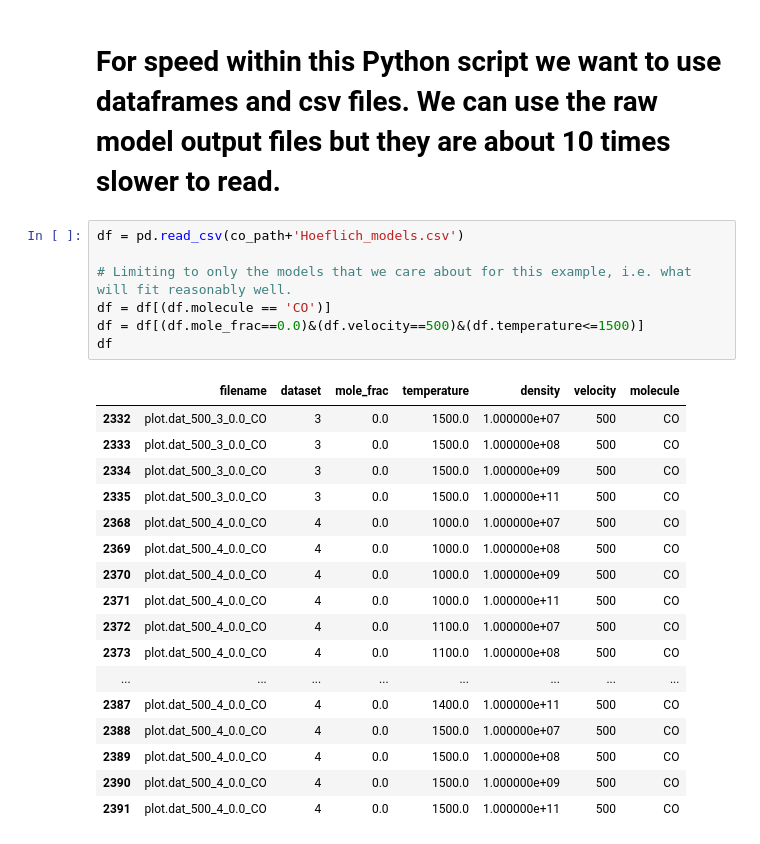
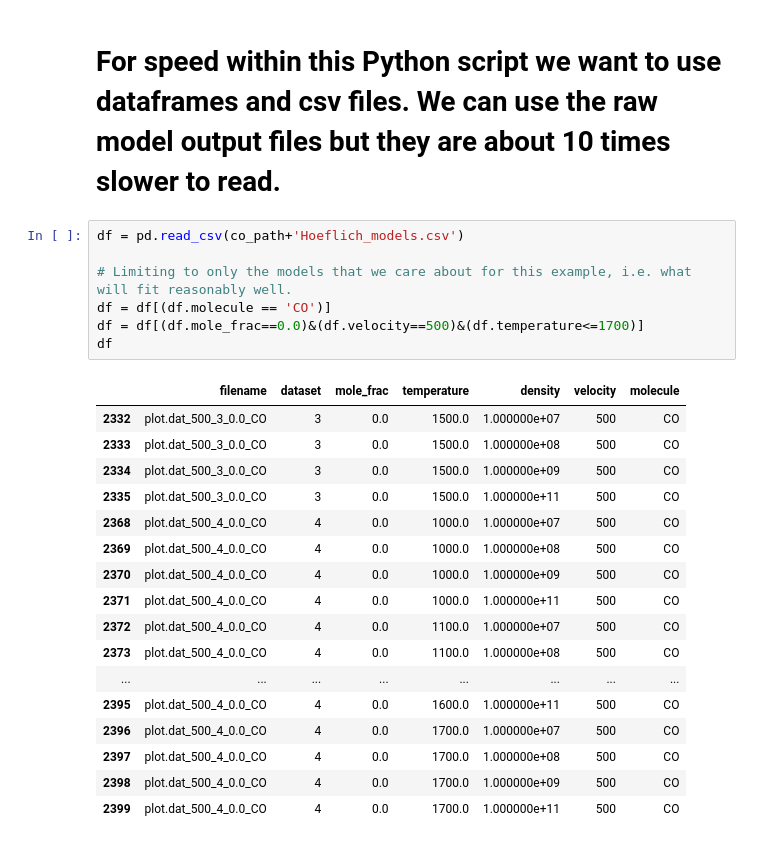
Before and after one commit to scottfdavis/CO-modeling, a Jupyter notebook: example/plot_CO.ipynb, the cells around one changed output. Saved outputs shown, nothing was run; the diff lists cells and outputs as text.

```diff
--- a/example/plot_CO.ipynb
+++ b/example/plot_CO.ipynb
@@ -52,28 +52,28 @@ spec = spec[(spec['flux'] > 0)]
 # %%
 df = pd.read_csv(co_path+'Hoeflich_models.csv')
 
 # Limiting to only the models that we care about for this example, i.e. what will fit reasonably well.
 df = df[(df.molecule == 'CO')]
-df = df[(df.mole_frac==0.0)&(df.velocity==500)&(df.temperature<=1500)]
+df = df[(df.mole_frac==0.0)&(df.velocity==500)&(df.temperature<=1700)]
 df
 # %% [output]
 |  | filename | dataset | mole_frac | temperature | density | velocity | molecule |
 | 2332 | plot.dat_500_3_0.0_CO | 3 | 0.0 | 1500.0 | 1.000000e+07 | 500 | CO |
 | 2333 | plot.dat_500_3_0.0_CO | 3 | 0.0 | 1500.0 | 1.000000e+08 | 500 | CO |
 | 2334 | plot.dat_500_3_0.0_CO | 3 | 0.0 | 1500.0 | 1.000000e+09 | 500 | CO |
 | 2335 | plot.dat_500_3_0.0_CO | 3 | 0.0 | 1500.0 | 1.000000e+11 | 500 | CO |
 | 2368 | plot.dat_500_4_0.0_CO | 4 | 0.0 | 1000.0 | 1.000000e+07 | 500 | CO |
 | 2369 | plot.dat_500_4_0.0_CO | 4 | 0.0 | 1000.0 | 1.000000e+08 | 500 | CO |
 | 2370 | plot.dat_500_4_0.0_CO | 4 | 0.0 | 1000.0 | 1.000000e+09 | 500 | CO |
 | 2371 | plot.dat_500_4_0.0_CO | 4 | 0.0 | 1000.0 | 1.000000e+11 | 500 | CO |
 | 2372 | plot.dat_500_4_0.0_CO | 4 | 0.0 | 1100.0 | 1.000000e+07 | 500 | CO |
 | 2373 | plot.dat_500_4_0.0_CO | 4 | 0.0 | 1100.0 | 1.000000e+08 | 500 | CO |
 | ... | ... | ... | ... | ... | ... | ... | ... |
-| 2387 | plot.dat_500_4_0.0_CO | 4 | 0.0 | 1400.0 | 1.000000e+11 | 500 | CO |
-| 2388 | plot.dat_500_4_0.0_CO | 4 | 0.0 | 1500.0 | 1.000000e+07 | 500 | CO |
-| 2389 | plot.dat_500_4_0.0_CO | 4 | 0.0 | 1500.0 | 1.000000e+08 | 500 | CO |
-| 2390 | plot.dat_500_4_0.0_CO | 4 | 0.0 | 1500.0 | 1.000000e+09 | 500 | CO |
-| 2391 | plot.dat_500_4_0.0_CO | 4 | 0.0 | 1500.0 | 1.000000e+11 | 500 | CO |
+| 2395 | plot.dat_500_4_0.0_CO | 4 | 0.0 | 1600.0 | 1.000000e+11 | 500 | CO |
+| 2396 | plot.dat_500_4_0.0_CO | 4 | 0.0 | 1700.0 | 1.000000e+07 | 500 | CO |
+| 2397 | plot.dat_500_4_0.0_CO | 4 | 0.0 | 1700.0 | 1.000000e+08 | 500 | CO |
+| 2398 | plot.dat_500_4_0.0_CO | 4 | 0.0 | 1700.0 | 1.000000e+09 | 500 | CO |
+| 2399 | plot.dat_500_4_0.0_CO | 4 | 0.0 | 1700.0 | 1.000000e+11 | 500 | CO |
 # %%
 # this just supresses all the warnings that numpy and python like to throw
 import warnings
```
Also changed, not shown: parts of 2 cells of this notebook, 2 other files.
